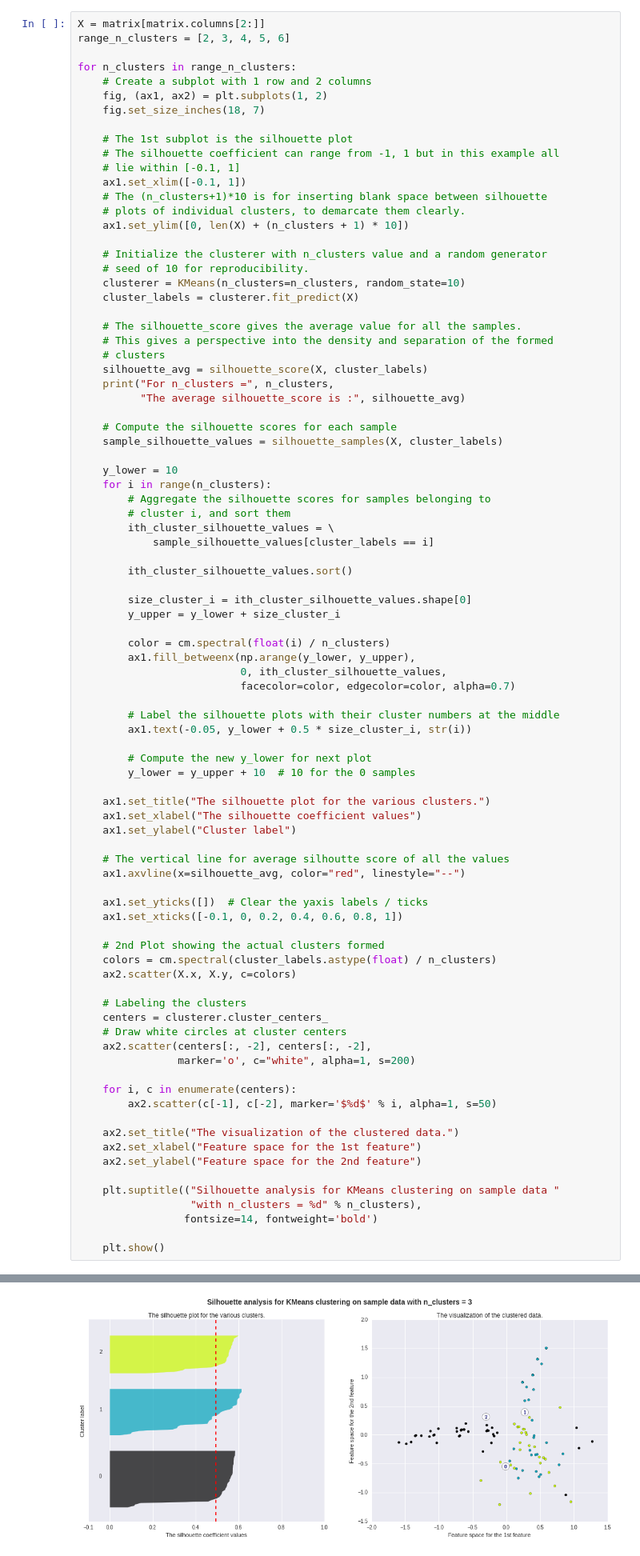
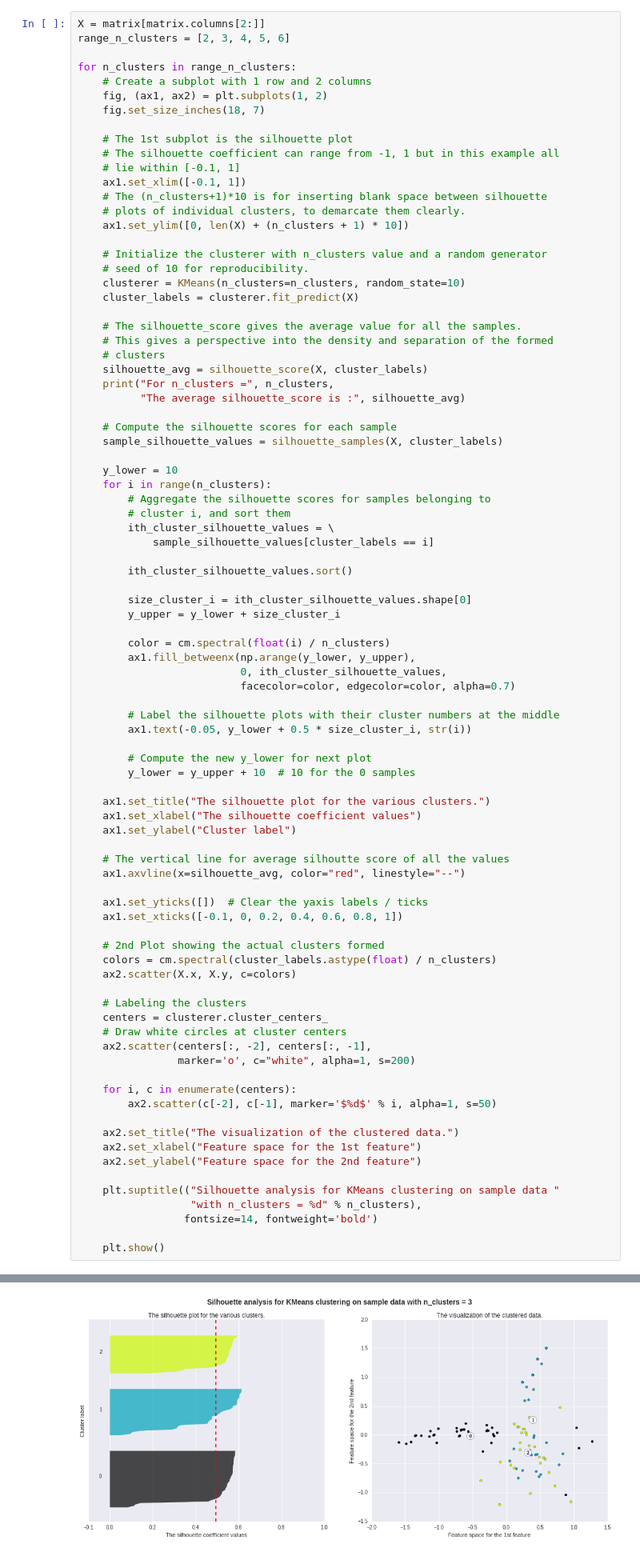
Before and after one commit to rtindru/springboard-ds2, a Jupyter notebook: Clustering/clustering/Mini_Project_Clustering.ipynb, the cells around one changed output, grey strips where cells are left out. Shown at 80% size. Drawn from its saved outputs; the diff is of its cells as text.

Commit message:
Increased cluster centers

```diff
--- a/Clustering/clustering/Mini_Project_Clustering.ipynb
+++ b/Clustering/clustering/Mini_Project_Clustering.ipynb
@@ -242,11 +242,11 @@ for n_clusters in range_n_clusters:
     # Labeling the clusters
     centers = clusterer.cluster_centers_
     # Draw white circles at cluster centers
-    ax2.scatter(centers[:, -2], centers[:, -2],
+    ax2.scatter(centers[:, -2], centers[:, -1],
                 marker='o', c="white", alpha=1, s=200)
 
     for i, c in enumerate(centers):
-        ax2.scatter(c[-1], c[-2], marker='$%d$' % i, alpha=1, s=50)
+        ax2.scatter(c[-2], c[-1], marker='$%d$' % i, alpha=1, s=50)
 
     ax2.set_title("The visualization of the clustered data.")
     ax2.set_xlabel("Feature space for the 1st feature")
@@ -298,2 +264,2 @@ for n_clusters in range_n_clusters:
-[figure, old version]
+[figure, new version]
 ('For n_clusters =', 4, 'The average silhouette_score is :', 0.45359636298202505)
```
Also changed, not shown: parts of 1 cell of this notebook.
